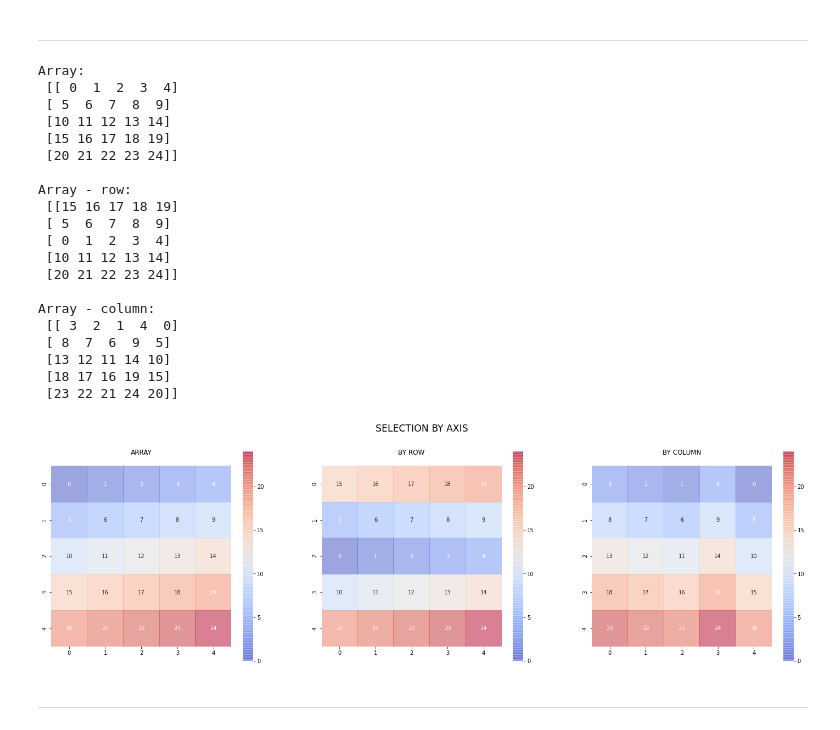
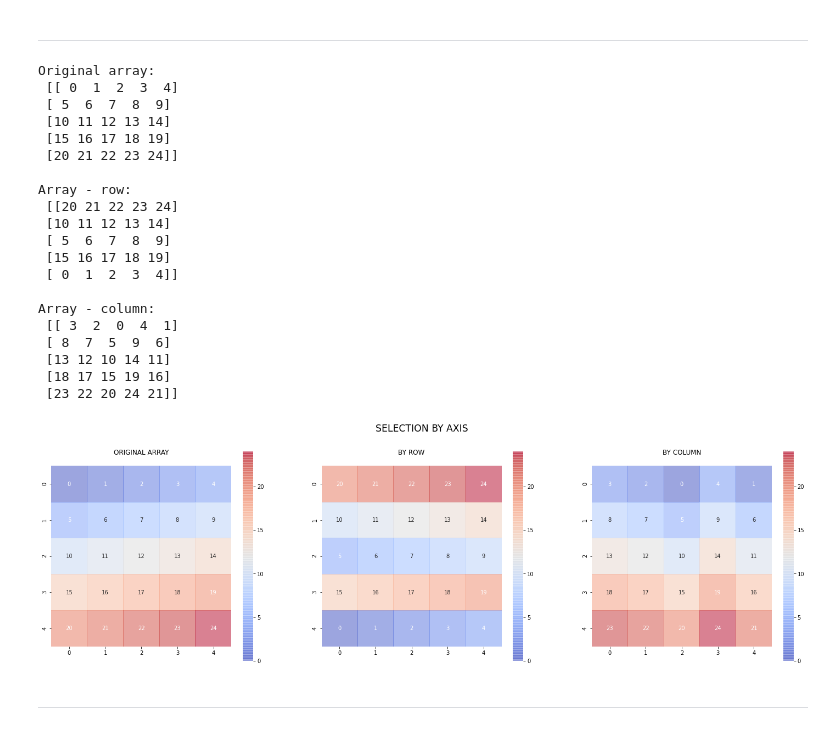
Before and after one commit to AnteDujic/Programming-for-Data-Analysis, a Jupyter notebook: numpy-random.ipynb, the cells around one changed output. Saved outputs shown, nothing was run; the diff lists cells and outputs as text; code cells hidden in the pictures.

```diff
--- a/numpy-random.ipynb
+++ b/numpy-random.ipynb
@@ -427,43 +434,43 @@ Integers 3: [3 8 6 3 1 9 3 1 8 8 1 3 2 9 8]
 ***
 # %%
 arr_ch = np.arange(25).reshape(5,5)
-print("Array:\n", arr_ch, "\n")
+print("Original array:\n", arr_ch, "\n")
 x9_ch = (rng.choice (arr_ch, 5, axis = 0, replace = False))
 print("Array - row:\n", x9_ch, "\n")
 x10_ch = (rng.choice (arr_ch, 5, axis = 1, replace = False))
 print("Array - column:\n", x10_ch)
 
 fig, axs = plt.subplots(1, 3, figsize = (25,7))
 fig.suptitle ("SELECTION BY AXIS", size = "xx-large")
 sns.heatmap (data = arr_ch, square = True, annot = True, cmap = "coolwarm",
-             alpha = 0.5, ax = axs[0]).set_title("ARRAY\n")
+             alpha = 0.5, ax = axs[0]).set_title("ORIGINAL ARRAY\n")
 sns.heatmap (data = x9_ch, square = True, annot = True, cmap = "coolwarm",
              alpha = 0.5, ax = axs[1]).set_title("BY ROW\n")
 sns.heatmap (data = x10_ch, square = True, annot = True, cmap = "coolwarm",
              alpha = 0.5, ax = axs[2]).set_title("BY COLUMN\n")
 plt.show()
 # %% [output]
-Array:
+Original array:
  [[ 0  1  2  3  4]
  [ 5  6  7  8  9]
  [10 11 12 13 14]
  [15 16 17 18 19]
  [20 21 22 23 24]]
 
 Array - row:
- [[15 16 17 18 19]
+ [[20 21 22 23 24]
+ [10 11 12 13 14]
  [ 5  6  7  8  9]
- [ 0  1  2  3  4]
- [10 11 12 13 14]
- [20 21 22 23 24]]
+ [15 16 17 18 19]
+ [ 0  1  2  3  4]]
 
 Array - column:
- [[ 3  2  1  4  0]
- [ 8  7  6  9  5]
- [13 12 11 14 10]
- [18 17 16 19 15]
- [23 22 21 24 20]]
+ [[ 3  2  0  4  1]
+ [ 8  7  5  9  6]
+ [13 12 10 14 11]
+ [18 17 15 19 16]
+ [23 22 20 24 21]]
-[figure, old version]
+[figure, new version]
 # %% [markdown]
 ***
 # %%
```
Also changed, not shown: parts of 38 cells of this notebook.
